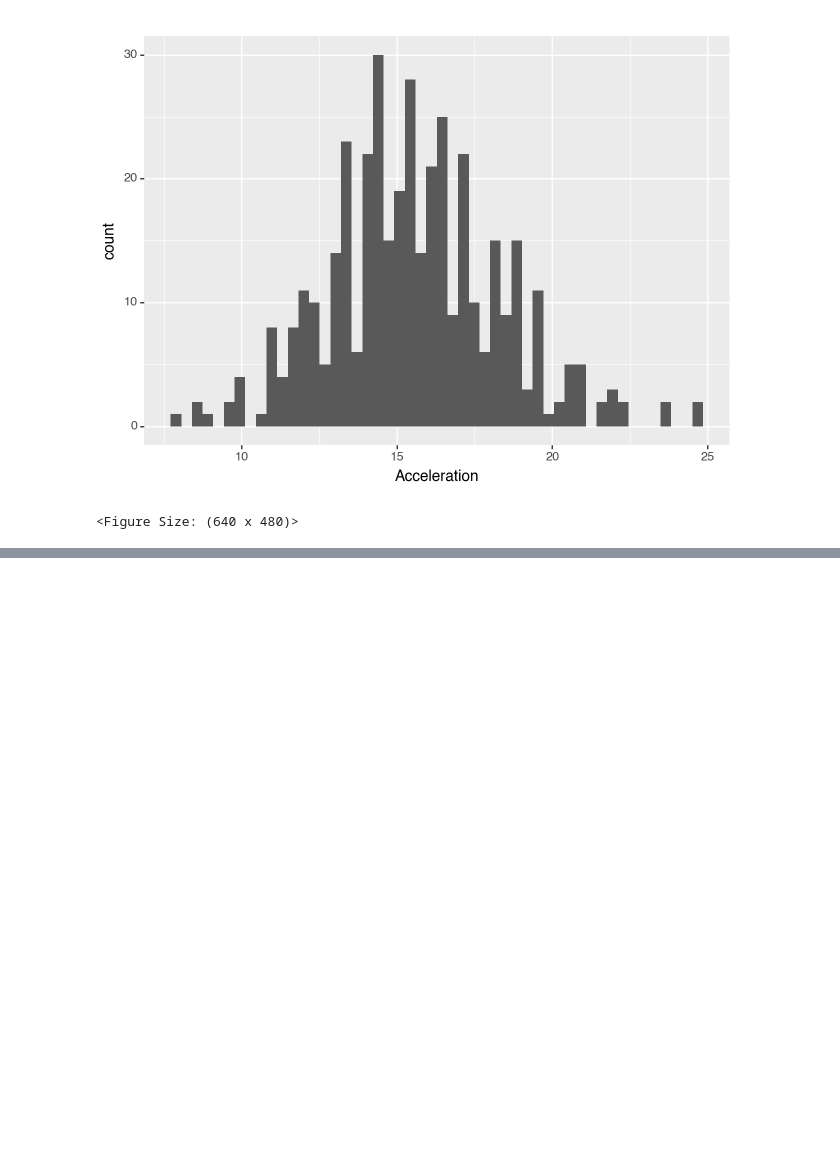
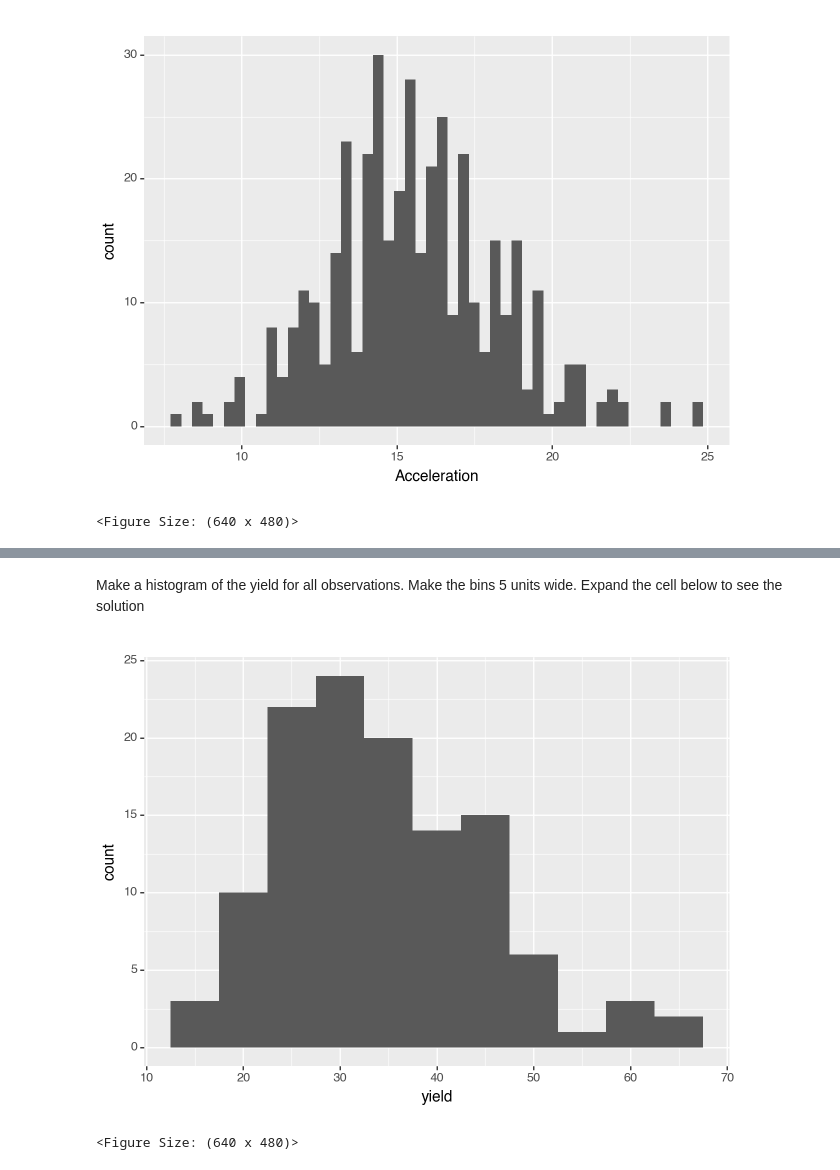
Before and after one commit to scientificprogrammingUOS/lectures_2023, a Jupyter notebook: 8_statistical_modeling/ggplot.ipynb, the cells around one changed output, grey strips where cells are left out. Saved outputs shown, nothing was run; the diff lists cells and outputs as text; code cells hidden in the pictures; blank space fills up the shorter version.

```diff
--- a/8_statistical_modeling/ggplot.ipynb
+++ b/8_statistical_modeling/ggplot.ipynb
@@ -112,0 +161,3 @@ Many geoms are just combinations of less complex geoms and stats. For example a
+# %%
+barley = vega_datasets.data.barley()
+barley.head()
@@ -112,0 +171,9 @@ Many geoms are just combinations of less complex geoms and stats. For example a
+# %% [markdown]
+Make a histogram of the yield for all observations. Make the bins 5 units wide. Expand the cell below to see the solution
+# %%
+(ggplot(barley, aes(x='yield'))
++ geom_histogram(binwidth=5)
+)
+# %% [output]
+[figure, added]
+<Figure Size: (640 x 480)>
```
Also changed, not shown: parts of 10 cells of this notebook.
